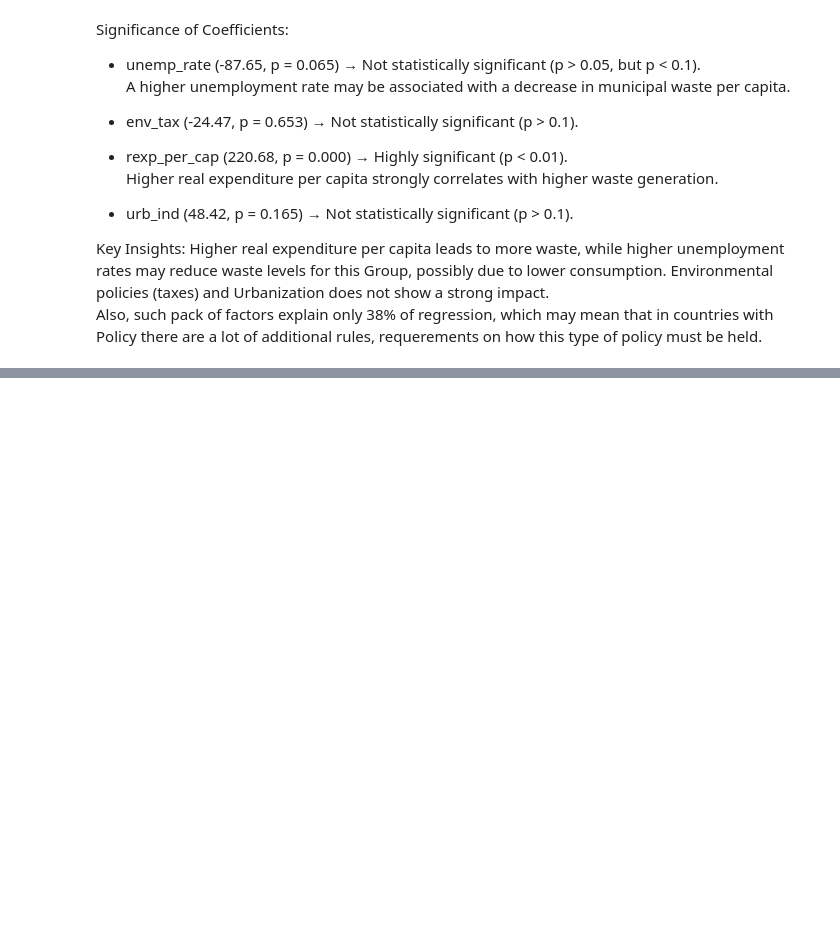
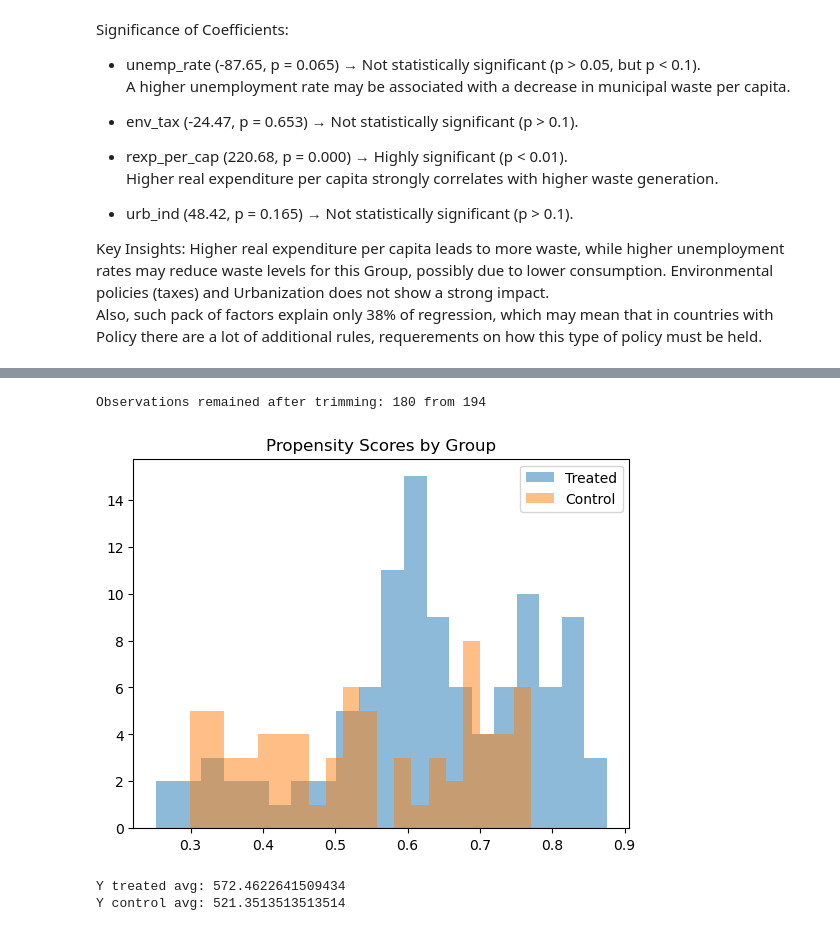
Before and after one commit to anntis/master_thesis, a Jupyter notebook: main_code.ipynb, the cells around one changed output, grey strips where cells are left out. Drawn from its saved outputs; the diff is of its cells as text; code cells hidden in the pictures; blank space fills up the shorter version.

```diff
--- a/main_code.ipynb
+++ b/main_code.ipynb
@@ -713,0 +883,29 @@ Also, such pack of factors explain only 38% of regression, which may mean that i
+# %%
+# Cut on Crump threshold (t = 0.121)
+t_crump = 0.121
+
+b_df_trimmed = b_df[(b_df['ps'] >= t_crump) & (b_df['ps'] <= 1 - t_crump)].copy()
+print(f"Observations remained after trimming: {len(b_df_trimmed)} from {len(b_df)}")
+# %% [output]
+Observations remained after trimming: 180 from 194
+# %%
+Y_data = b_df_trimmed['waste_per_cap'].values
+D_data = b_df_trimmed['Group'].values
+Z_data = b_df_trimmed.drop(columns=[
+    'Country', 'Year', 'waste_per_cap', 'Policy', 'Group', 'ps'
+]).values
+ps_est_0 = b_df_trimmed['ps'].values
+# %%
+plt.hist(ps_est_0[D_data == 1], bins=20, alpha=0.5, label='Treated')
+plt.hist(ps_est_0[D_data == 0], bins=20, alpha=0.5, label='Control')
+plt.legend()
+plt.title("Propensity Scores by Group")
+plt.show()
+# %% [output]
+[figure, added]
+# %%
+print("Y treated avg:", Y_data[D_data == 1].mean())
+print("Y control avg:", Y_data[D_data == 0].mean())
+# %% [output]
+Y treated avg: 572.4622641509434
+Y control avg: 521.3513513513514
```
Also changed, not shown: parts of 22 cells of this notebook.
